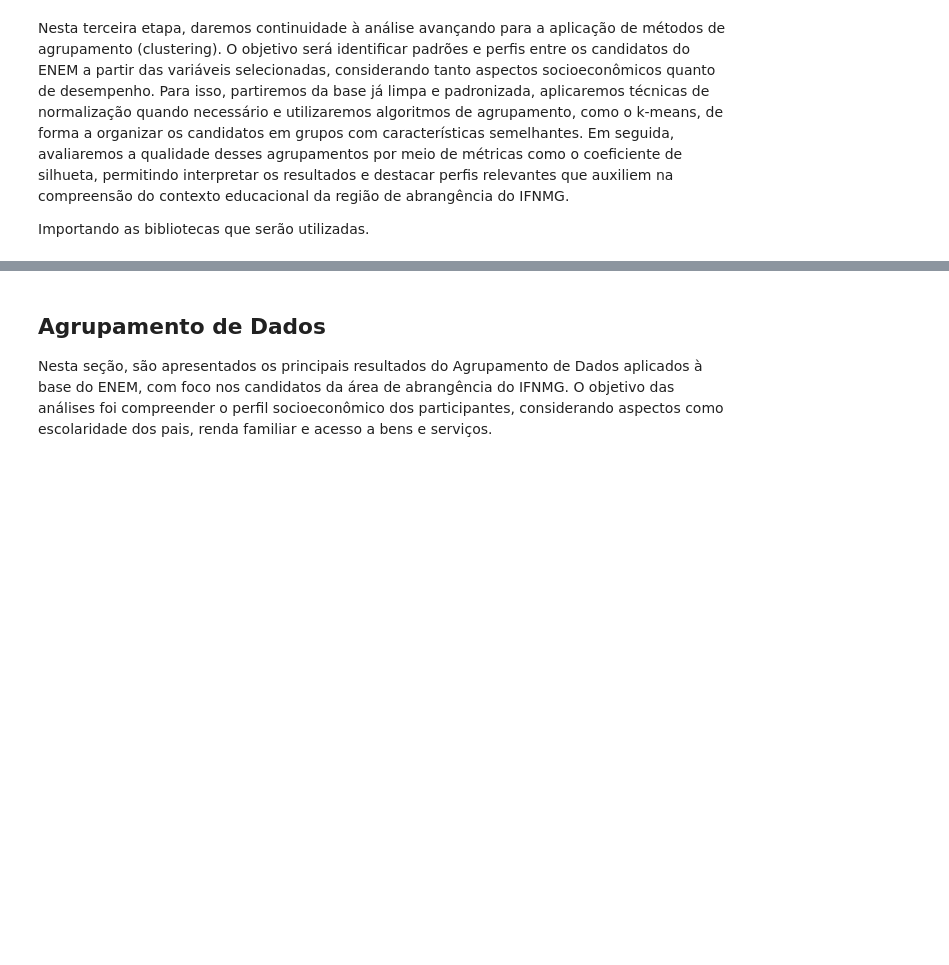
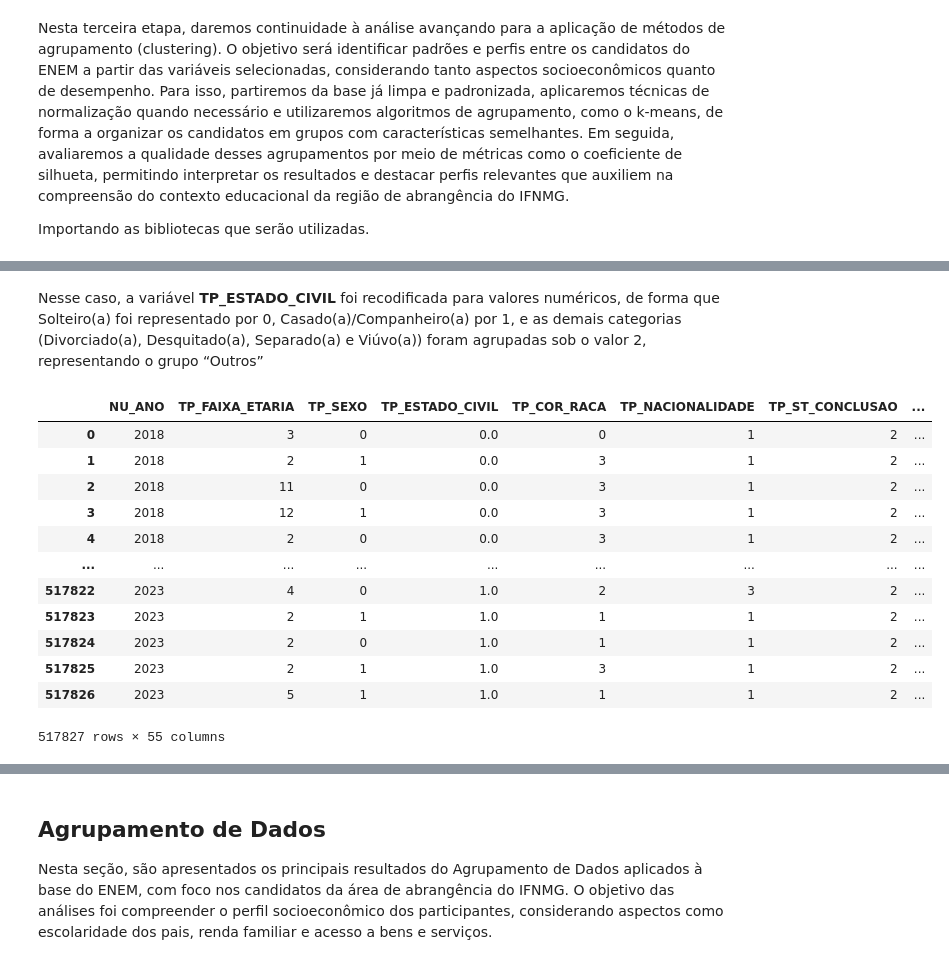
Before and after one commit to NandaLeal/TCC, a Jupyter notebook: TCC - FASE 3 .ipynb, the cells around one changed output, grey strips where cells are left out. Saved outputs shown, nothing was run; the diff lists cells and outputs as text; code cells hidden in the pictures; blank space fills up the shorter version.

```diff
--- a/TCC - FASE 3 .ipynb
+++ b/TCC - FASE 3 .ipynb
@@ -36,0 +57,25 @@ df_final
+# %% [markdown]
+Nesse caso, a variável **TP_ESTADO_CIVIL** foi recodificada para valores numéricos, de forma que Solteiro(a) foi representado por 0, Casado(a)/Companheiro(a) por 1, e as demais categorias (Divorciado(a), Desquitado(a), Separado(a) e Viúvo(a)) foram agrupadas sob o valor 2, representando o grupo “Outros”
+# %%
+df_final["TP_ESTADO_CIVIL"] = df_final["TP_ESTADO_CIVIL"].replace({
+    "Solteiro(a)": 0,
+    "Casado(a)/Companheiro(a)": 1,
+    "Divorciado(a)/Separado(a)": 2,
+    "Desquitado(a)": 2,
+    "Viúvo(a)": 2
+})
+df_final
+# %% [output]
+|  | NU_ANO | TP_FAIXA_ETARIA | TP_SEXO | TP_ESTADO_CIVIL | TP_COR_RACA | TP_NACIONALIDADE | TP_ST_CONCLUSAO | ... |
+| 0 | 2018 | 3 | 0 | 0.0 | 0 | 1 | 2 | ... |
+| 1 | 2018 | 2 | 1 | 0.0 | 3 | 1 | 2 | ... |
+| 2 | 2018 | 11 | 0 | 0.0 | 3 | 1 | 2 | ... |
+| 3 | 2018 | 12 | 1 | 0.0 | 3 | 1 | 2 | ... |
+| 4 | 2018 | 2 | 0 | 0.0 | 3 | 1 | 2 | ... |
+| ... | ... | ... | ... | ... | ... | ... | ... | ... |
+| 517822 | 2023 | 4 | 0 | 1.0 | 2 | 3 | 2 | ... |
+| 517823 | 2023 | 2 | 1 | 1.0 | 1 | 1 | 2 | ... |
+| 517824 | 2023 | 2 | 0 | 1.0 | 1 | 1 | 2 | ... |
+| 517825 | 2023 | 2 | 1 | 1.0 | 3 | 1 | 2 | ... |
+| 517826 | 2023 | 5 | 1 | 1.0 | 1 | 1 | 2 | ... |
+517827 rows × 55 columns
```
Also changed, not shown: parts of 16 cells of this notebook.
